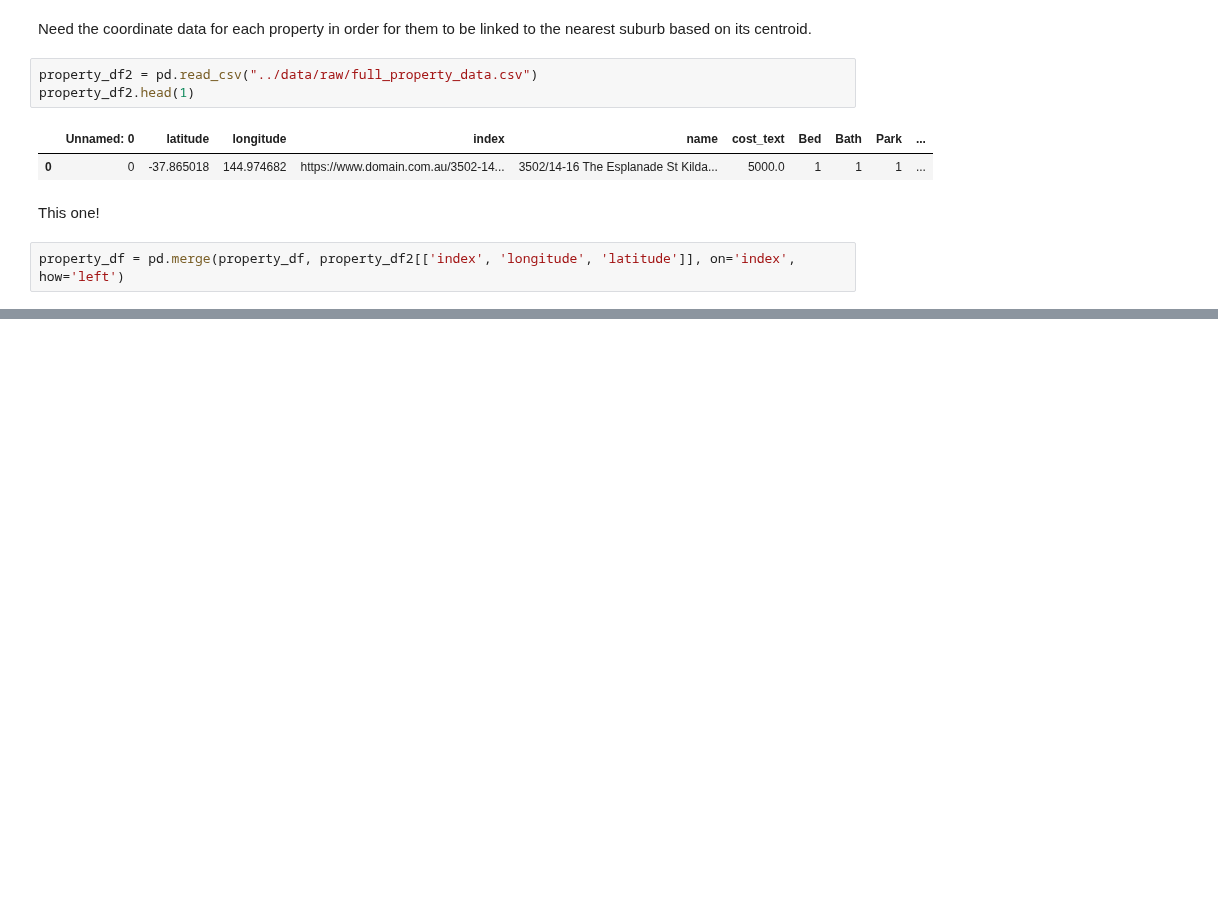
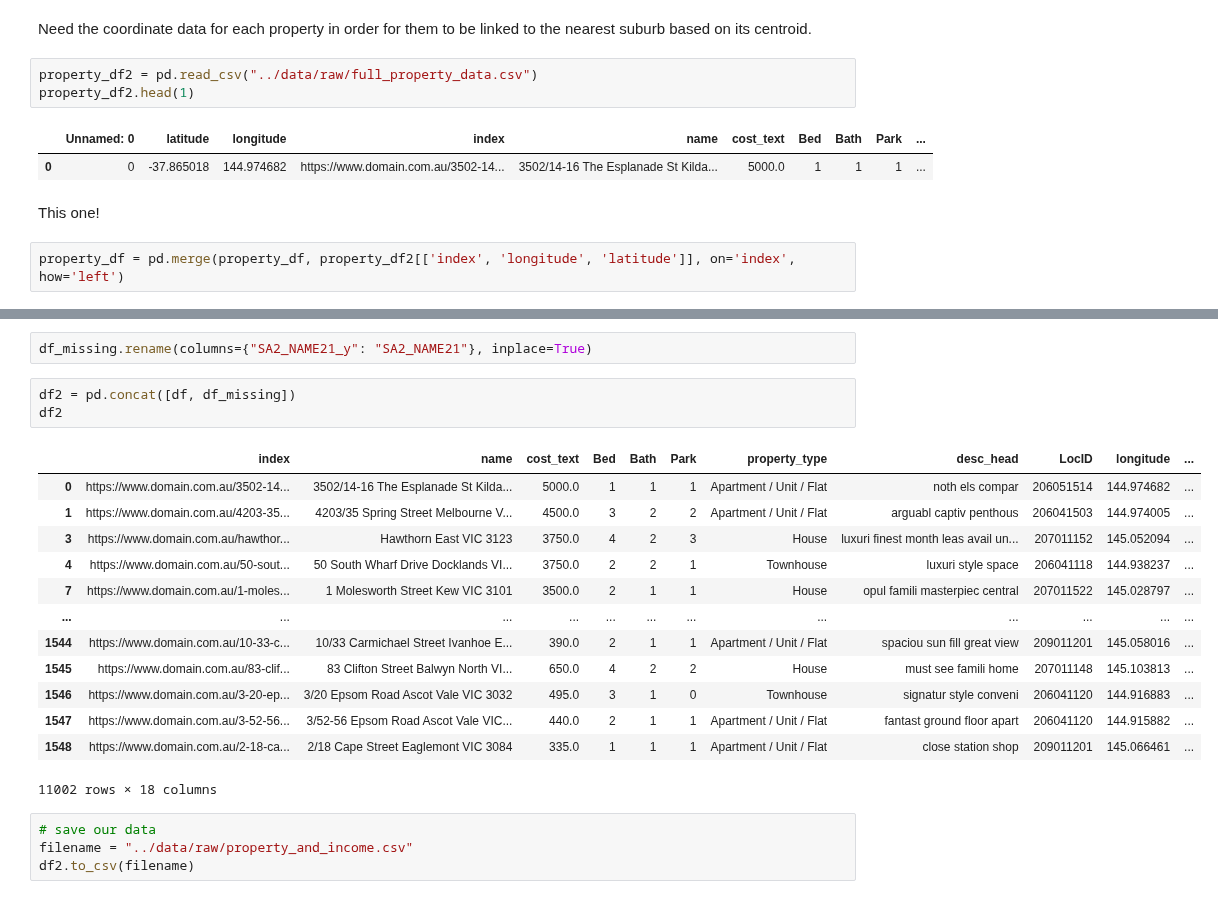
Before and after one commit to MAST30034-Applied-Data-Science/generic-real-estate-consulting-project-group-30, a Jupyter notebook: notebooks/join_datasets.ipynb, the cells around one changed output, grey strips where cells are left out. Cells and saved outputs as stored; diff of their text form; blank space fills up the shorter version.

```diff
--- a/notebooks/join_datasets.ipynb
+++ b/notebooks/join_datasets.ipynb
@@ -293,0 +218,23 @@ df.head(1)
+# %%
+df_missing.rename(columns={"SA2_NAME21_y": "SA2_NAME21"}, inplace=True)
+# %%
+df2 = pd.concat([df, df_missing])
+df2
+# %% [output]
+|  | index | name | cost_text | Bed | Bath | Park | property_type | desc_head | LocID | longitude | ... |
+| 0 | https://www.domain.com.au/3502-14... | 3502/14-16 The Esplanade St Kilda... | 5000.0 | 1 | 1 | 1 | Apartment / Unit / Flat | noth els compar | 206051514 | 144.974682 | ... |
+| 1 | https://www.domain.com.au/4203-35... | 4203/35 Spring Street Melbourne V... | 4500.0 | 3 | 2 | 2 | Apartment / Unit / Flat | arguabl captiv penthous | 206041503 | 144.974005 | ... |
+| 3 | https://www.domain.com.au/hawthor... | Hawthorn East VIC 3123 | 3750.0 | 4 | 2 | 3 | House | luxuri finest month leas avail un... | 207011152 | 145.052094 | ... |
+| 4 | https://www.domain.com.au/50-sout... | 50 South Wharf Drive Docklands VI... | 3750.0 | 2 | 2 | 1 | Townhouse | luxuri style space | 206041118 | 144.938237 | ... |
+| 7 | https://www.domain.com.au/1-moles... | 1 Molesworth Street Kew VIC 3101 | 3500.0 | 2 | 1 | 1 | House | opul famili masterpiec central | 207011522 | 145.028797 | ... |
+| ... | ... | ... | ... | ... | ... | ... | ... | ... | ... | ... | ... |
+| 1544 | https://www.domain.com.au/10-33-c... | 10/33 Carmichael Street Ivanhoe E... | 390.0 | 2 | 1 | 1 | Apartment / Unit / Flat | spaciou sun fill great view | 209011201 | 145.058016 | ... |
+| 1545 | https://www.domain.com.au/83-clif... | 83 Clifton Street Balwyn North VI... | 650.0 | 4 | 2 | 2 | House | must see famili home | 207011148 | 145.103813 | ... |
+| 1546 | https://www.domain.com.au/3-20-ep... | 3/20 Epsom Road Ascot Vale VIC 3032 | 495.0 | 3 | 1 | 0 | Townhouse | signatur style conveni | 206041120 | 144.916883 | ... |
+| 1547 | https://www.domain.com.au/3-52-56... | 3/52-56 Epsom Road Ascot Vale VIC... | 440.0 | 2 | 1 | 1 | Apartment / Unit / Flat | fantast ground floor apart | 206041120 | 144.915882 | ... |
+| 1548 | https://www.domain.com.au/2-18-ca... | 2/18 Cape Street Eaglemont VIC 3084 | 335.0 | 1 | 1 | 1 | Apartment / Unit / Flat | close station shop | 209011201 | 145.066461 | ... |
+11002 rows × 18 columns
+# %%
+# save our data
+filename = "../data/raw/property_and_income.csv"
+df2.to_csv(filename)
```
Also changed, not shown: parts of 22 cells of this notebook, 1 other file.
